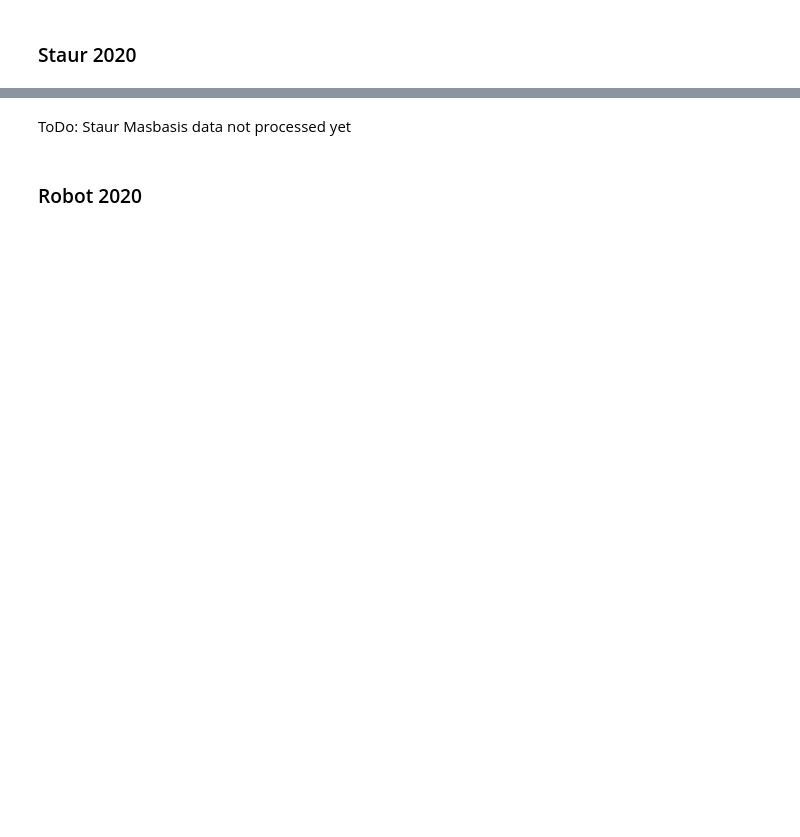
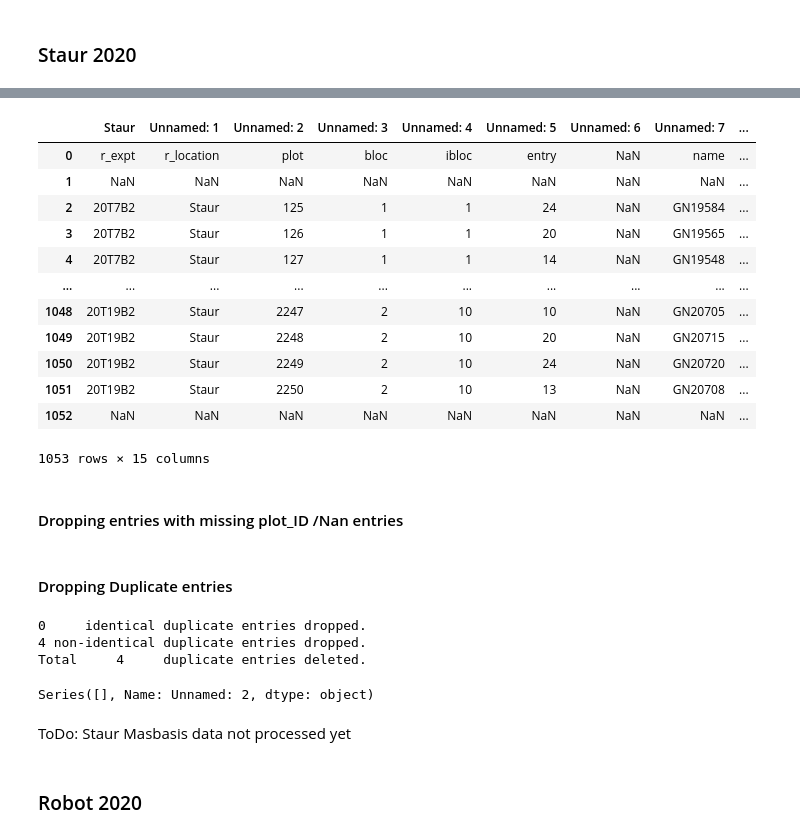
Before and after one commit to fahadijaz/spring_wheat_yield_prediction, a Jupyter notebook: 2. Renaming and merging.ipynb, the cells around one changed output, grey strips where cells are left out. Cells and saved outputs as stored; diff of their text form; code cells hidden in the pictures; blank space fills up the shorter version.

Commit message:
Staur 2020 done with visualization
Moving on to weather and genomics data

```diff
--- a/2. Renaming and merging.ipynb
+++ b/2. Renaming and merging.ipynb
@@ -1130,2 +1117,19 @@ yield_src_dict['Staur_2019'] = ['Staur_Graminor_2019_yield',
 # %%
 df_2020_Staur_Graminor_x_Staur_Graminor_Masbasis_2020_x_Res.head()
+df_2020_Staur_Graminor_x_Staur_Graminor_Masbasis_2020_x_Res
+# %% [output]
+|  | Staur | Unnamed: 1 | Unnamed: 2 | Unnamed: 3 | Unnamed: 4 | Unnamed: 5 | Unnamed: 6 | Unnamed: 7 | ... |
+| 0 | r_expt | r_location | plot | bloc | ibloc | entry | NaN | name | ... |
+| 1 | NaN | NaN | NaN | NaN | NaN | NaN | NaN | NaN | ... |
+| 2 | 20T7B2 | Staur | 125 | 1 | 1 | 24 | NaN | GN19584 | ... |
+| 3 | 20T7B2 | Staur | 126 | 1 | 1 | 20 | NaN | GN19565 | ... |
+| 4 | 20T7B2 | Staur | 127 | 1 | 1 | 14 | NaN | GN19548 | ... |
+| ... | ... | ... | ... | ... | ... | ... | ... | ... | ... |
+| 1048 | 20T19B2 | Staur | 2247 | 2 | 10 | 10 | NaN | GN20705 | ... |
+| 1049 | 20T19B2 | Staur | 2248 | 2 | 10 | 20 | NaN | GN20715 | ... |
+| 1050 | 20T19B2 | Staur | 2249 | 2 | 10 | 24 | NaN | GN20720 | ... |
+| 1051 | 20T19B2 | Staur | 2250 | 2 | 10 | 13 | NaN | GN20708 | ... |
+| 1052 | NaN | NaN | NaN | NaN | NaN | NaN | NaN | NaN | ... |
+1053 rows × 15 columns
+# %% [markdown]
+#### Dropping entries with missing plot_ID /Nan entries
@@ -1132,3 +1141,33 @@ df_2020_Staur_Graminor_x_Staur_Graminor_Masbasis_2020_x_Res.head()
+# %% [markdown]
+#### Dropping Duplicate entries
+# %%
+# Finding identical entries in Plot_ID column
+duplicates_all = staur20_temp[staur20_temp.duplicated(subset='Unnamed: 2')]['Unnamed: 2']
+
+if duplicates_all.size > 0:
+    # Dropping one of the two identical duplicates entries
+    staur20_temp.drop_duplicates(inplace=True)
+
+    duplicates_non_ident = staur20_temp[staur20_temp.duplicated(subset='Unnamed: 2')]['Unnamed: 2']
+    identical_dup_dropped = duplicates_all.size - duplicates_non_ident.size
+    print(f'{identical_dup_dropped}     identical duplicate entries dropped.')
+
+#     print(duplicates_all.size, duplicates_non_ident.size, identical_dup_dropped)
+
+    # Dropping both entries for non-identical duplicate entries
+    staur20_temp.drop_duplicates(subset = 'Unnamed: 2', keep=False, inplace=True)
+    print(f'{duplicates_non_ident.size*2} non-identical duplicate entries dropped.')
+
+    print(f'Total     {identical_dup_dropped + duplicates_non_ident.size*2}     duplicate entries deleted.')
+    df_2020_Staur_Graminor_x_Staur_Graminor_Masbasis_2020_x_Res = staur20_temp.copy()
+# %% [output]
+0     identical duplicate entries dropped.
+4 non-identical duplicate entries dropped.
+Total     4     duplicate entries deleted.
+# %%
+df_2020_Staur_Graminor_x_Staur_Graminor_Masbasis_2020_x_Res[df_2020_Staur_Graminor_x_Staur_Graminor_Masbasis_2020_x_Res.duplicated(subset='Unnamed: 2')]['Unnamed: 2']
+# %% [output]
+Series([], Name: Unnamed: 2, dtype: object)
 # %% [markdown]
 ToDo: Staur Masbasis data not processed yet
 # %%
```
Also changed, not shown: parts of 76 cells of this notebook, 41 other files.
